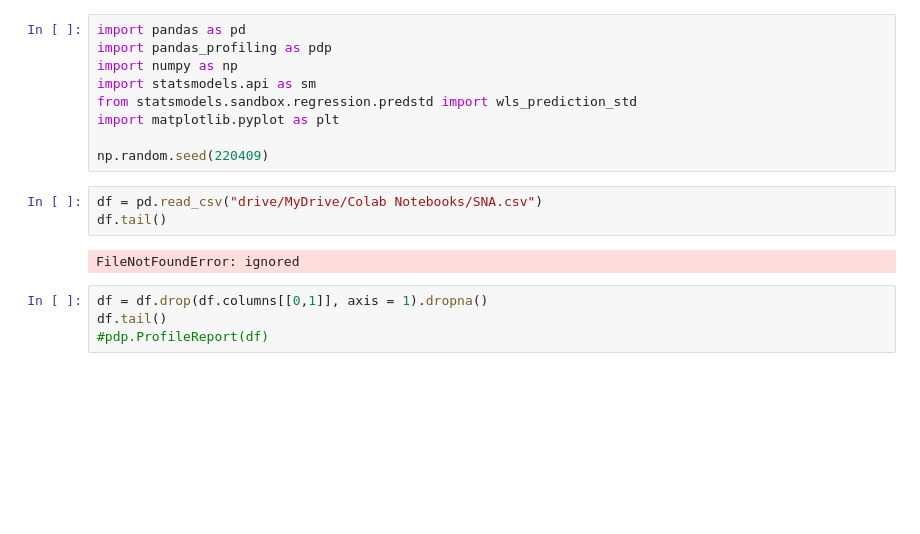
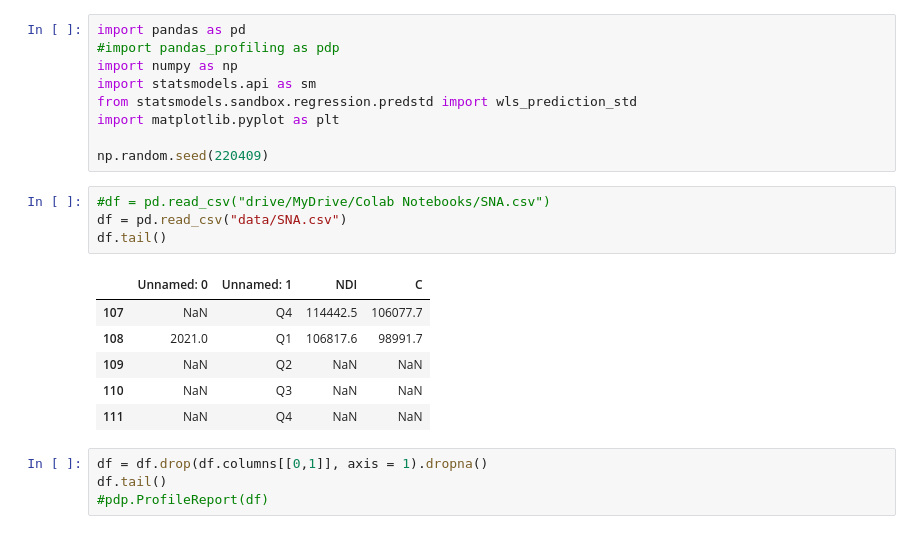
Before and after one commit to harumanachika/IppanMicro, a Jupyter notebook: StatmodelsRegression.ipynb, the cells around one changed output. Cells and saved outputs as stored; diff of their text form; blank space fills up the shorter version.

```diff
--- a/StatmodelsRegression.ipynb
+++ b/StatmodelsRegression.ipynb
@@ -1,6 +1,6 @@
 # %%
 import pandas as pd
-import pandas_profiling as pdp
+#import pandas_profiling as pdp
 import numpy as np
 import statsmodels.api as sm
 from statsmodels.sandbox.regression.predstd import wls_prediction_std
@@ -8,10 +8,16 @@ import matplotlib.pyplot as plt
 
 np.random.seed(220409)
 # %%
-df = pd.read_csv("drive/MyDrive/Colab Notebooks/SNA.csv")
+#df = pd.read_csv("drive/MyDrive/Colab Notebooks/SNA.csv")
+df = pd.read_csv("data/SNA.csv")
 df.tail()
 # %% [output]
-FileNotFoundError: ignored
+|  | Unnamed: 0 | Unnamed: 1 | NDI | C |
+| 107 | NaN | Q4 | 114442.5 | 106077.7 |
+| 108 | 2021.0 | Q1 | 106817.6 | 98991.7 |
+| 109 | NaN | Q2 | NaN | NaN |
+| 110 | NaN | Q3 | NaN | NaN |
+| 111 | NaN | Q4 | NaN | NaN |
 # %%
 df = df.drop(df.columns[[0,1]], axis = 1).dropna()
 df.tail()
```
Also changed, not shown: parts of 5 cells of this notebook.
